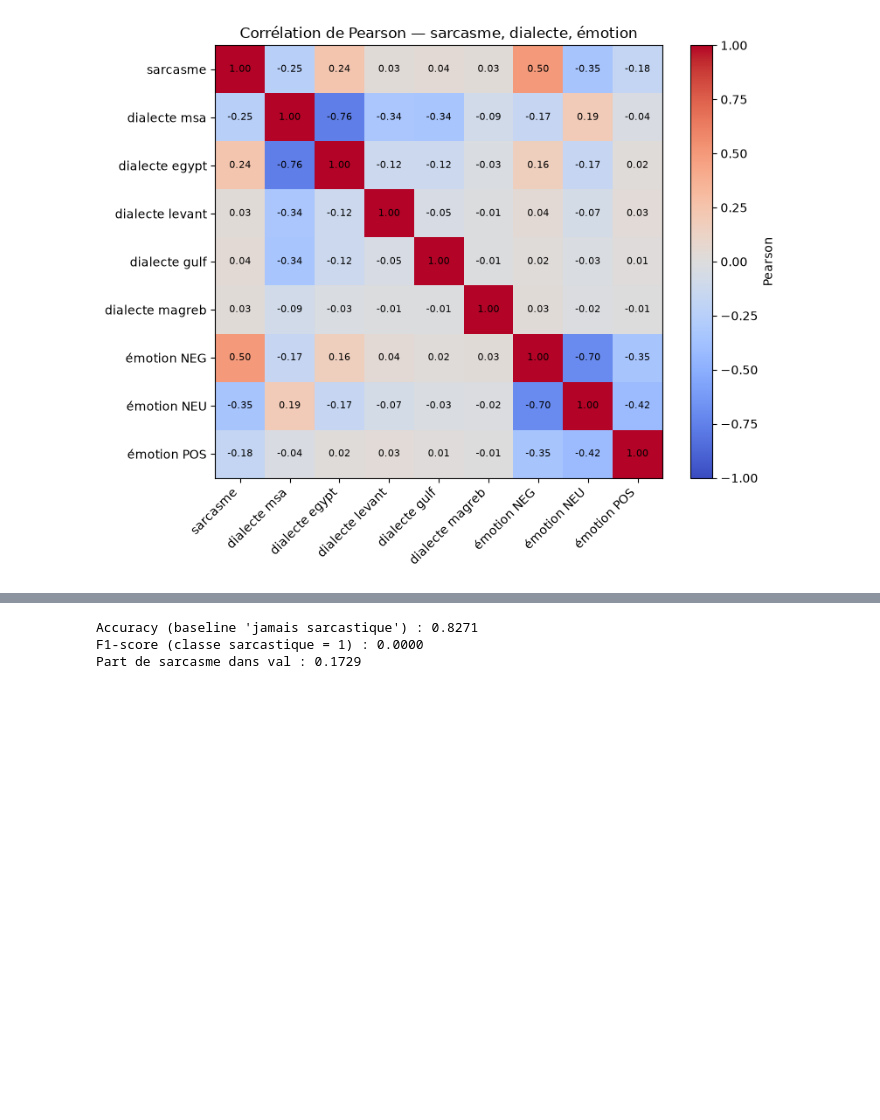
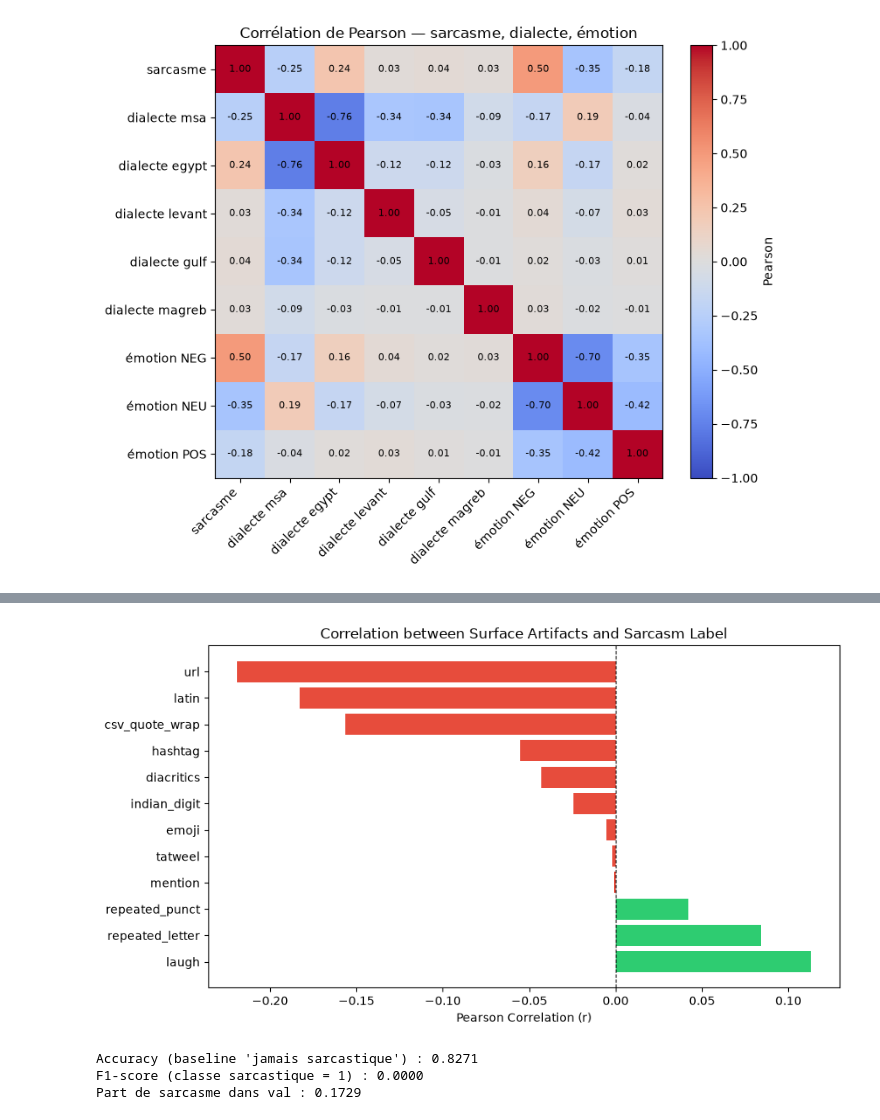
Before and after one commit to AMiNeC777/Hanwritten-code-For-LLM-FineTuning, a Jupyter notebook: Notebooks/Data_Exploration.ipynb, the cells around one changed output, grey strips where cells are left out. Drawn from its saved outputs; the diff is of its cells as text; code cells hidden in the pictures; blank space fills up the shorter version.

```diff
--- a/Notebooks/Data_Exploration.ipynb
+++ b/Notebooks/Data_Exploration.ipynb
@@ -231,3 +231,34 @@ display(fig)
 plt.close(fig)
 # %% [output]
 [figure]
+# %%
+tweets = full["tweet"].astype(str)
+labels = full["sarcasm"].astype(float)
+
+rows = []
+for name, func in CUES:
+    present = tweets.map(func).astype(float)
+    corr = present.corr(labels)
+
+    rows.append({
+        "feature": name,
+        "count": int(present.sum()),
+        "pct_tweets (%)": round(100 * present.mean(), 2),
+        "sarcasm_when_present (%)": round(100 * labels[present == 1].mean(), 2),
+        "sarcasm_when_absent (%)": round(100 * labels[present == 0].mean(), 2),
+        "pearson_with_sarcasm": round(corr, 4),
+    })
+
+corr_df = pd.DataFrame(rows).sort_values("pearson_with_sarcasm", ascending=False)
+display(corr_df)
+
+# Plot the correlations
+plt.figure(figsize=(9, 5))
+colors = ["#e74c3c" if x < 0 else "#2ecc71" for x in corr_df["pearson_with_sarcasm"]]
+plt.barh(corr_df["feature"], corr_df["pearson_with_sarcasm"], color=colors)
+plt.axvline(0, color="black", linestyle="--", linewidth=0.8)
+plt.xlabel("Pearson Correlation (r)")
+plt.title("Correlation between Surface Artifacts and Sarcasm Label")
+plt.tight_layout()
+plt.show()
+# %% [output]
@@ -234,3 +278,4 @@ plt.close(fig)
+[figure, added]
 # %%
 from sklearn.metrics import accuracy_score, f1_score
 
```
Also changed, not shown: parts of 2 cells of this notebook, 3 other files.
